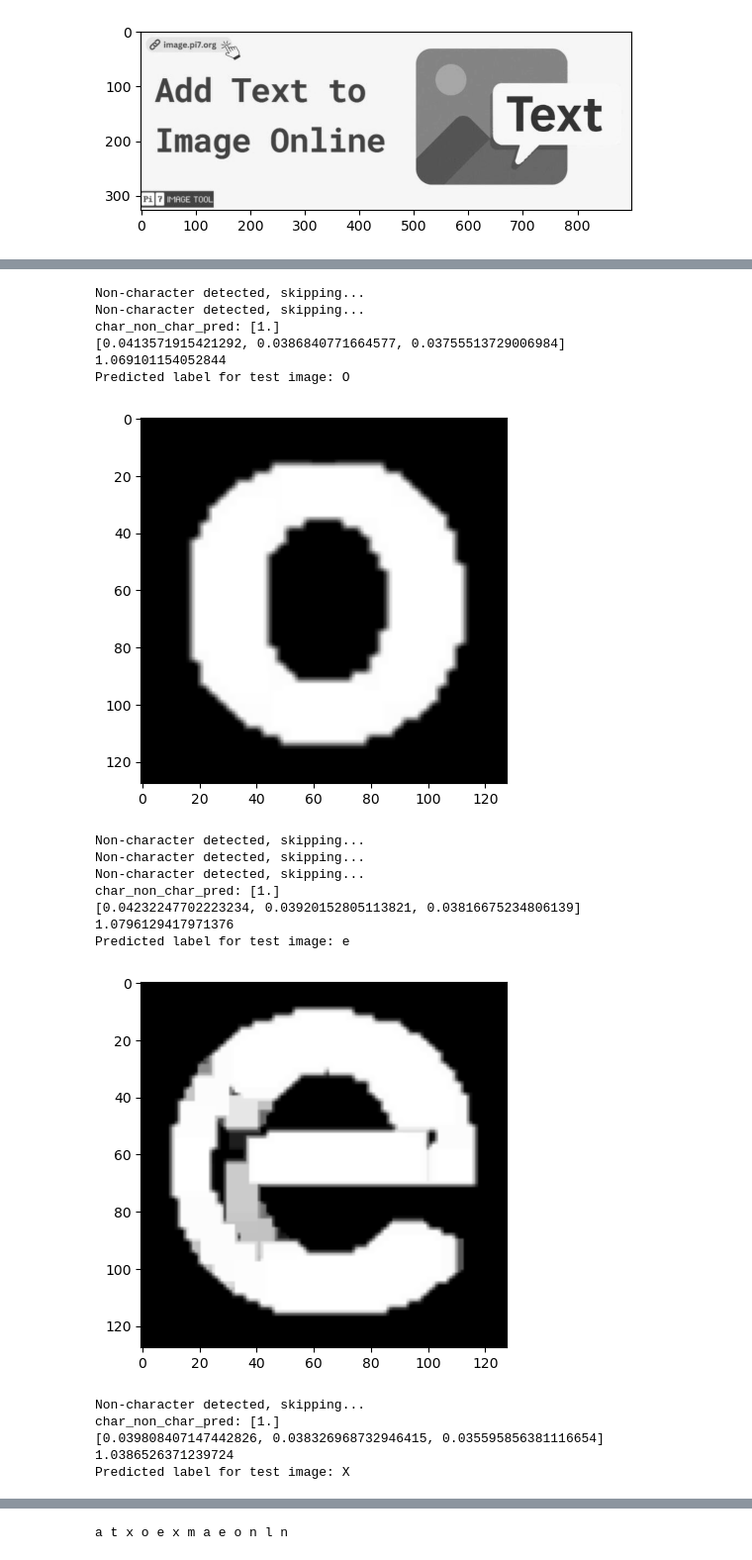
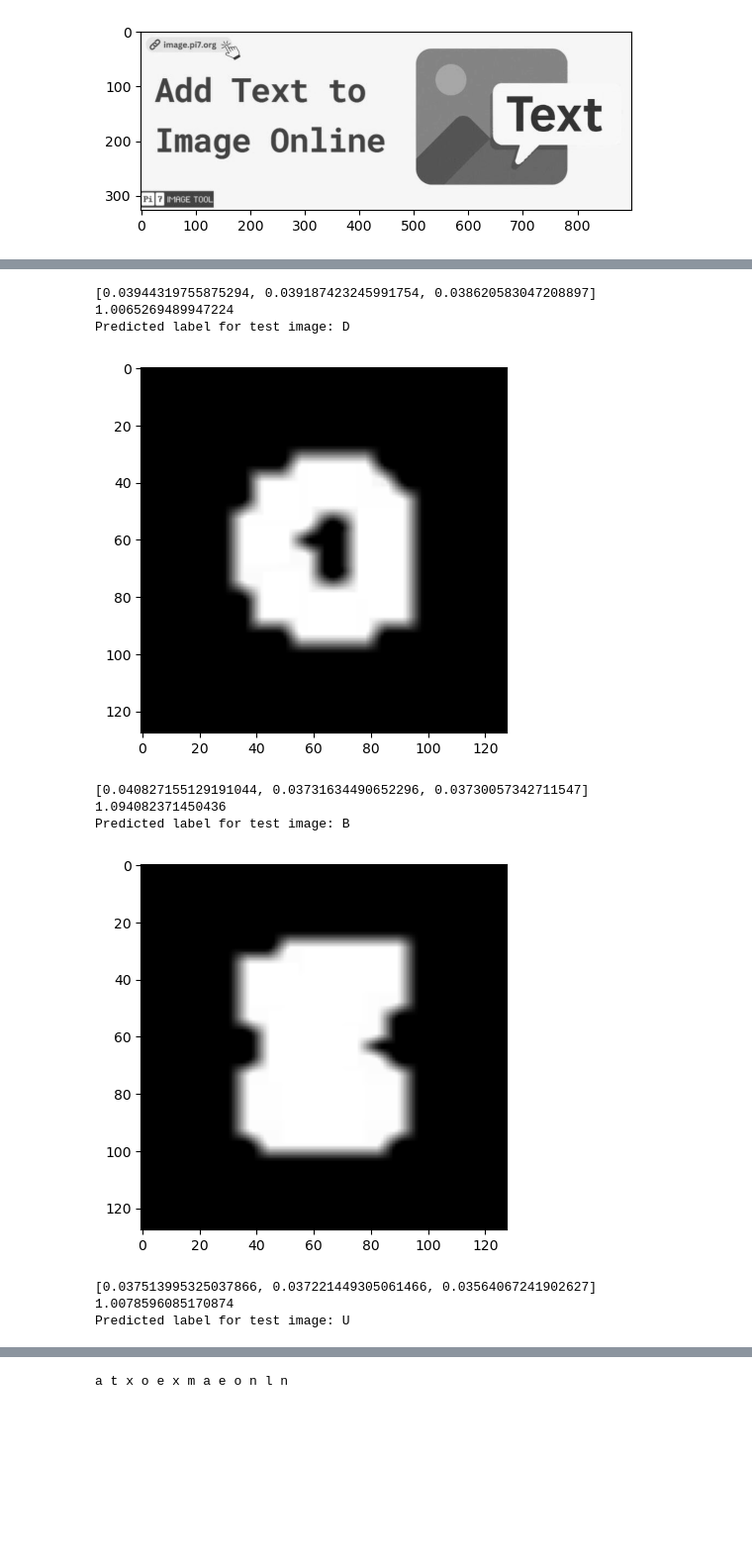
Before and after one commit to team-ronix/vidseek, a Jupyter notebook: OCR/MSER.ipynb, the cells around one changed output, grey strips where cells are left out. Shown at 99% size. Saved outputs shown, nothing was run; the diff lists cells and outputs as text; code cells hidden in the pictures; blank space fills up the shorter version.

```diff
--- a/OCR/MSER.ipynb
+++ b/OCR/MSER.ipynb
@@ -275,29 +85,3 @@ def predict(features, model=model, le=le):
-# %%
-def sort_boxes_reading_order(boxes, y_thresh=10):
-    # first sort by y
-    boxes = sorted(boxes, key=lambda b: b[1])
-
-    lines = []
-
-    for box in boxes:
-        x, y, w, h = box
-        placed = False
-
-        for line in lines:
-            if abs(line[0][1] - y) < y_thresh:
-                line.append(box)
-                placed = True
-                break
-
-        if not placed:
-            lines.append([box])
-
-    # sort each line by x
-    for line in lines:
-        line.sort(key=lambda b: b[0])
-
-    # flatten
-    return [b for line in lines for b in line]
 # %%
 char_non_char_model = joblib.load("./models/is_char_svm_model.joblib")
 # %%
@@ -347,12 +131,13 @@ for word in words:
         magnitudes, orientations = calc_gradients(normalized_char_img)
         features = HoG(orientations, magnitudes)
         # predicted_label, scores = predict(features)
-        char_non_char_pred = char_non_char_model.predict(features.reshape(1, -1))
-        if char_non_char_pred == 0:
-            print("Non-character detected, skipping...")
-            continue
-        print(f"char_non_char_pred: {char_non_char_pred}")
-        predicted_label, confidence, props = predict(features)
+        # char_non_char_pred = char_non_char_model.predict(features.reshape(1, -1))
+        # if char_non_char_pred == 0:
+        #     print("Non-character detected, skipping...")
+        #     continue
+        # print(f"char_non_char_pred: {char_non_char_pred}")
+        predicted_label, confidence = predict_char(features, model, le)
+        props = model.predict_proba(features.reshape(1, -1))
         top3 = sorted(props[0], reverse=True)[:3]
         print(top3)
         print(top3[0]/top3[1])
@@ -399,20 +164,11 @@ Predicted label for test image: X
-Non-character detected, skipping...
-Non-character detected, skipping...
-char_non_char_pred: [1.]
-[0.0413571915421292, 0.0386840771664577, 0.03755513729006984]
-1.069101154052844
-Predicted label for test image: O
+[0.03944319755875294, 0.039187423245991754, 0.038620583047208897]
+1.0065269489947224
+Predicted label for test image: D
-[figure, old version]
+[figure, new version]
-Non-character detected, skipping...
-Non-character detected, skipping...
-Non-character detected, skipping...
-char_non_char_pred: [1.]
-[0.04232247702223234, 0.03920152805113821, 0.03816675234806139]
-1.0796129417971376
-Predicted label for test image: e
+[0.040827155129191044, 0.03731634490652296, 0.03730057342711547]
+1.094082371450436
+Predicted label for test image: B
-[figure, old version]
+[figure, new version]
-Non-character detected, skipping...
-char_non_char_pred: [1.]
-[0.039808407147442826, 0.038326968732946415, 0.035595856381116654]
-1.0386526371239724
-Predicted label for test image: X
+[0.037513995325037866, 0.037221449305061466, 0.03564067241902627]
+1.0078596085170874
+Predicted label for test image: U
```
Also changed, not shown: parts of 17 cells of this notebook, 10 other files.
